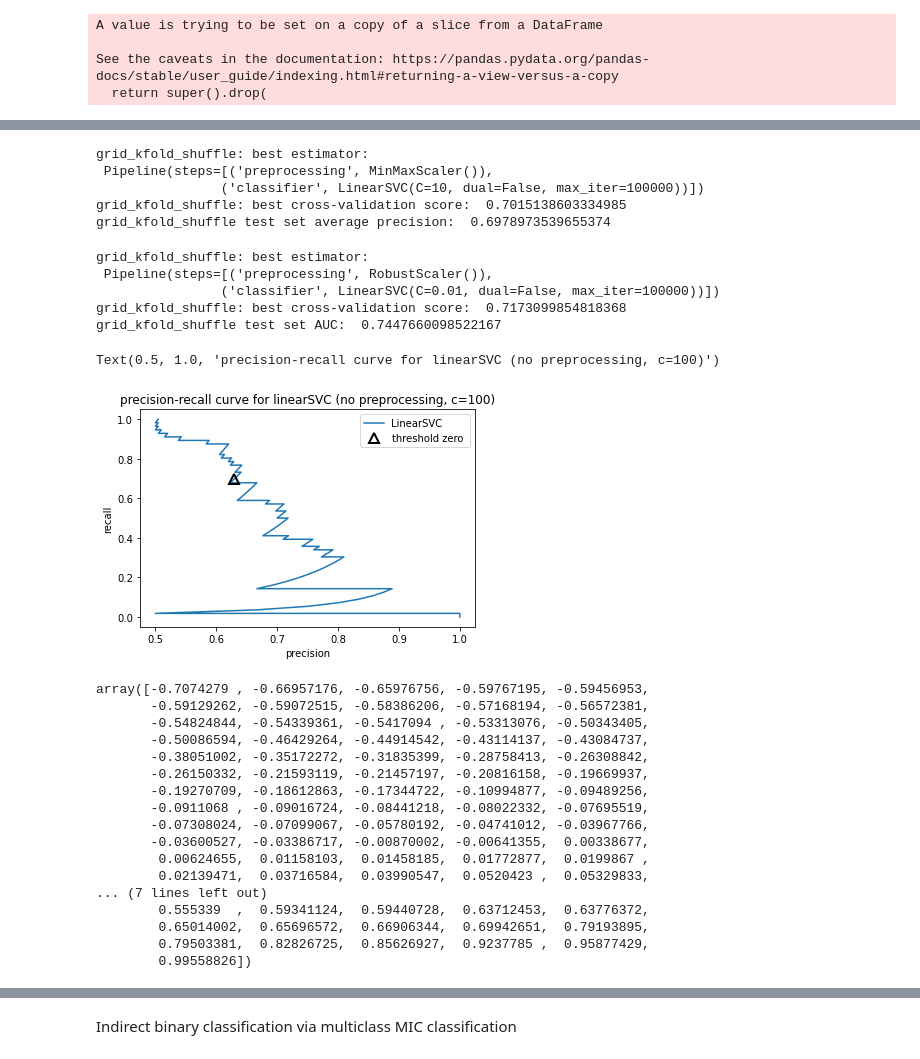
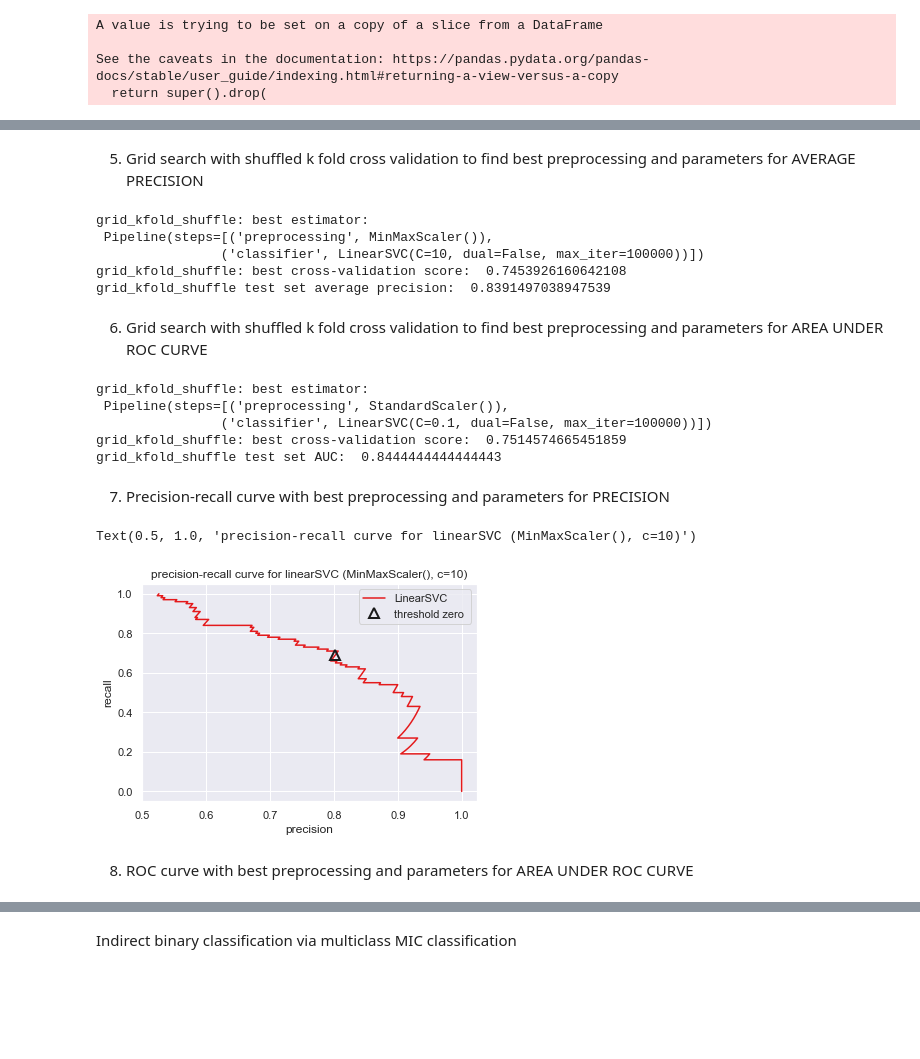
Before and after one commit to fowler-lab/Inh_resistance, a Jupyter notebook: LinearSVC_notebook.ipynb, the cells around one changed output, grey strips where cells are left out. Saved outputs shown, nothing was run; the diff lists cells and outputs as text; code cells hidden in the pictures; blank space fills up the shorter version.

Commit message:
Complete model with model figures

```diff
--- a/LinearSVC_notebook.ipynb
+++ b/LinearSVC_notebook.ipynb
@@ -3,3 +3,6 @@ import pandas as pd
 import numpy as np
 pd.options.display.max_columns = 999
 ML_data = pd.read_csv('ML_data.csv')
+import seaborn as sns
+sns.set_theme()
+sns.set_palette(sns.color_palette('Set1'))
@@ -6,7 +25,7 @@ ML_data = pd.read_csv('ML_data.csv')
 # %%
 df = ML_data[['METHOD_MIC','MUT_RESISTANCE','MUTATION','Site1_Distance','d_volume','d_MW',	\
               'd_hydropathy', 'd_Pi', 'Depth','H','O','T','S','G','E',  \
-              'B','I','Tempfactor','Hem_dist']]
+              'B','I','Tempfactor','Hem_dist','Site2_dist','SNAP2_score']]
 
 # creates features numpy array
 features = df[df.columns[2:]].to_numpy()
@@ -63,4 +76,4 @@ See the caveats in the documentation: https://pandas.pydata.org/pandas-docs/stab
 # %%
 #split data into training and test sets
 X_train_cv, X_test_cv, y_train_cv, y_test_cv = train_test_split(X_train_nodup, y_train_nodup,
-                                                    random_state=0)
+                                                    random_state=0, test_size=0.2)
@@ -66,0 +82,12 @@ X_train_cv, X_test_cv, y_train_cv, y_test_cv = train_test_split(X_train_nodup, y
+# %%
+from sklearn.svm import LinearSVC
+from sklearn.preprocessing import MinMaxScaler, StandardScaler, RobustScaler
+from sklearn.pipeline import Pipeline
+from sklearn.metrics import accuracy_score, average_precision_score, roc_auc_score
+
+#create linear svc pipeline with preprocessing
+pipe = Pipeline([('preprocessing', StandardScaler()),\
+                 ('classifier', LinearSVC(max_iter=100000, dual=False))])
+#create parameter grid with differnt preprocessing and classification parameters
+param_grid = {'preprocessing':[StandardScaler(), MinMaxScaler(), RobustScaler(), None],
+              'classifier__C': [0.01, 0.1, 1, 10, 100]}
@@ -82,3 +111,5 @@ grid_kfold_shuffle: test set average accuracy:  0.7017543859649122
+# %% [markdown]
+5. Grid search with shuffled k fold cross validation to find best preprocessing and parameters for AVERAGE PRECISION
 # %%
 #Grid search with with shuffled kfold cross validation
 #use decision function to calculate average_precision
@@ -93,8 +124,10 @@ print ('grid_kfold_shuffle test set average precision: ',
 grid_kfold_shuffle: best estimator:
  Pipeline(steps=[('preprocessing', MinMaxScaler()),
                 ('classifier', LinearSVC(C=10, dual=False, max_iter=100000))])
-grid_kfold_shuffle: best cross-validation score:  0.7015138603334985
-grid_kfold_shuffle test set average precision:  0.6978973539655374
+grid_kfold_shuffle: best cross-validation score:  0.7453926160642108
+grid_kfold_shuffle test set average precision:  0.8391497038947539
+# %% [markdown]
+6. Grid search with shuffled k fold cross validation to find best preprocessing and parameters for AREA UNDER ROC CURVE
 # %%
 #Grid search with with shuffled kfold cross validation
 #use decision function to calculate AUC
@@ -107,54 +140,39 @@ print ('grid_kfold_shuffle test set AUC: ',
        roc_auc_score(y_test_cv, grid_kfold_shuffle.decision_function(X_test_cv)), '\n')
 # %% [output]
 grid_kfold_shuffle: best estimator:
- Pipeline(steps=[('preprocessing', RobustScaler()),
-                ('classifier', LinearSVC(C=0.01, dual=False, max_iter=100000))])
-grid_kfold_shuffle: best cross-validation score:  0.7173099854818368
-grid_kfold_shuffle test set AUC:  0.7447660098522167
+ Pipeline(steps=[('preprocessing', StandardScaler()),
+                ('classifier', LinearSVC(C=0.1, dual=False, max_iter=100000))])
+grid_kfold_shuffle: best cross-validation score:  0.7514574665451859
+grid_kfold_shuffle test set AUC:  0.8444444444444443
+# %% [markdown]
+7. Precision-recall curve with best preprocessing and parameters for PRECISION
 # %%
-#use no preprocessing and best paramter (C=100) for av. precision
+#use best preprocessing (MinMaxScaler()) and parameters (c=10) for av. precision
 from sklearn.metrics import precision_recall_curve
 from matplotlib import pyplot as plt
 import numpy as np
 
-pipe = Pipeline([('preprocessing', None),
-                 ('classifier', LinearSVC(C=0.1, max_iter=100000, dual=False))])
+pipe = Pipeline([('preprocessing', MinMaxScaler()),
+                 ('classifier', LinearSVC(C=10, max_iter=100000, dual=False))])
 
 pipe.fit(X_train_cv, y_train_cv)
 
-predict = (pipe.decision_function(X_test_cv))
+predict = (pipe.decision_function(X_test_nodup))
 
-precision, recall, thresholds = precision_recall_curve(y_test_cv, predict)
+precision, recall, thresholds = precision_recall_curve(y_test_nodup, predict)
 
 plt.plot(precision, recall, label='LinearSVC')
 close_zero = np.argmin(np.abs(thresholds))
 plt.plot(precision[close_zero], recall[close_zero], '^', c='k',
           markersize=10, label='threshold zero ', fillstyle='none', mew=2)
 plt.xlabel('precision')
 plt.ylabel('recall')
 plt.legend(loc='best')
-plt.title('precision-recall curve for linearSVC (no preprocessing, c=100)')
+plt.title('precision-recall curve for linearSVC (MinMaxScaler(), c=10)')
 # %% [output]
-Text(0.5, 1.0, 'precision-recall curve for linearSVC (no preprocessing, c=100)')
+Text(0.5, 1.0, 'precision-recall curve for linearSVC (MinMaxScaler(), c=10)')
-[figure, old version]
+[figure, new version]
-# %%
-thresholds
-# %% [output]
-array([-0.7074279 , -0.66957176, -0.65976756, -0.59767195, -0.59456953,
-       -0.59129262, -0.59072515, -0.58386206, -0.57168194, -0.56572381,
-       -0.54824844, -0.54339361, -0.5417094 , -0.53313076, -0.50343405,
-       -0.50086594, -0.46429264, -0.44914542, -0.43114137, -0.43084737,
-       -0.38051002, -0.35172272, -0.31835399, -0.28758413, -0.26308842,
-       -0.26150332, -0.21593119, -0.21457197, -0.20816158, -0.19669937,
-       -0.19270709, -0.18612863, -0.17344722, -0.10994877, -0.09489256,
-       -0.0911068 , -0.09016724, -0.08441218, -0.08022332, -0.07695519,
-       -0.07308024, -0.07099067, -0.05780192, -0.04741012, -0.03967766,
-       -0.03600527, -0.03386717, -0.00870002, -0.00641355,  0.00338677,
-        0.00624655,  0.01158103,  0.01458185,  0.01772877,  0.0199867 ,
-        0.02139471,  0.03716584,  0.03990547,  0.0520423 ,  0.05329833,
-... (7 lines left out)
-        0.555339  ,  0.59341124,  0.59440728,  0.63712453,  0.63776372,
-        0.65014002,  0.65696572,  0.66906344,  0.69942651,  0.79193895,
-        0.79503381,  0.82826725,  0.85626927,  0.9237785 ,  0.95877429,
-        0.99558826])
+# %% [markdown]
+8. ROC
+curve with best preprocessing and parameters for AREA UNDER ROC CURVE
 # %%
```
Also changed, not shown: parts of 38 cells of this notebook.
